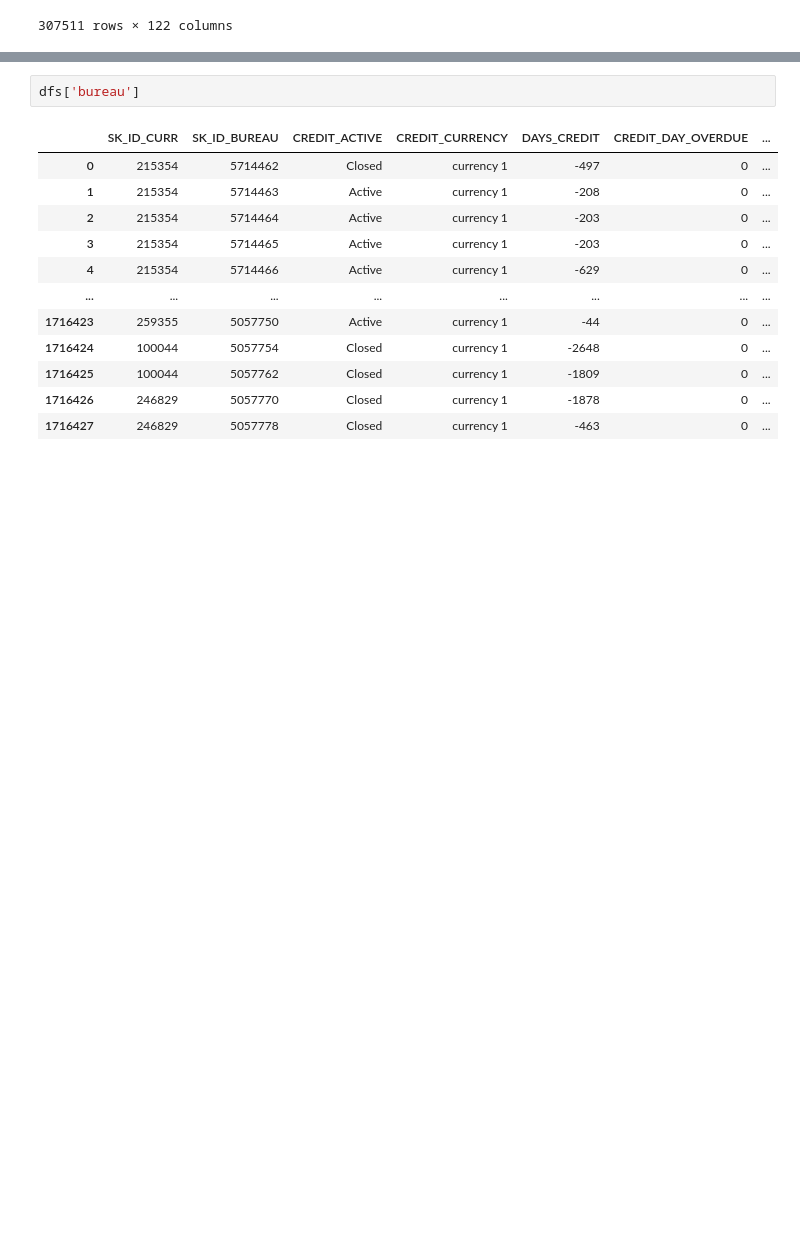
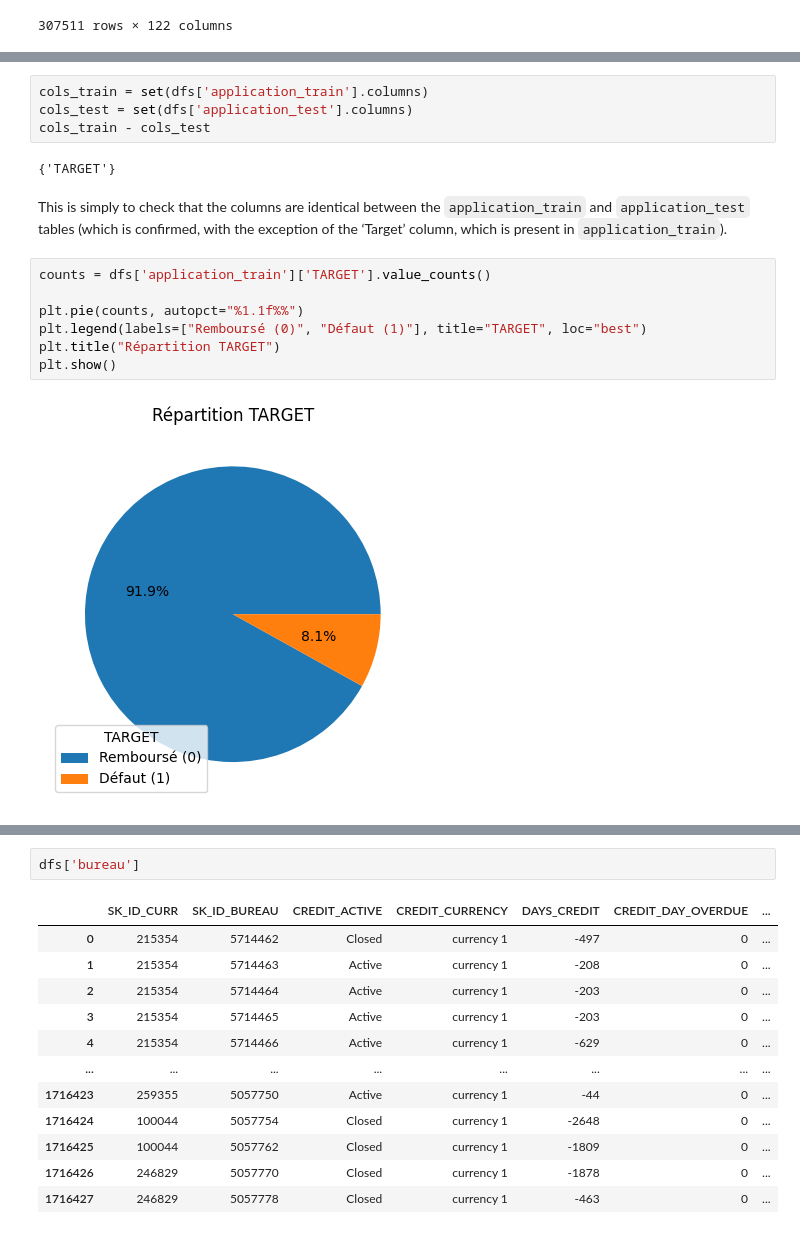
Before and after one commit to elochn/projets-openclassroom-projet-6, a Jupyter notebook: Projet_6.ipynb, the cells around one changed output, grey strips where cells are left out. Saved outputs shown, nothing was run; the diff lists cells and outputs as text; blank space fills up the shorter version.

```diff
--- a/Projet_6.ipynb
+++ b/Projet_6.ipynb
@@ -76,0 +364,17 @@ dfs['application_train']
+# %%
+cols_train = set(dfs['application_train'].columns)
+cols_test = set(dfs['application_test'].columns)
+cols_train - cols_test
+# %% [output]
+{'TARGET'}
+# %% [markdown]
+This is simply to check that the columns are identical between the `application_train` and `application_test` tables (which is confirmed, with the exception of the ‘Target’ column, which is present in `application_train`).
+# %%
+counts = dfs['application_train']['TARGET'].value_counts()
+
+plt.pie(counts, autopct="%1.1f%%")
+plt.legend(labels=["Remboursé (0)", "Défaut (1)"], title="TARGET", loc="best")
+plt.title("Répartition TARGET")
+plt.show()
+# %% [output]
+[figure, added]
```
Also changed, not shown: parts of 22 cells of this notebook.
